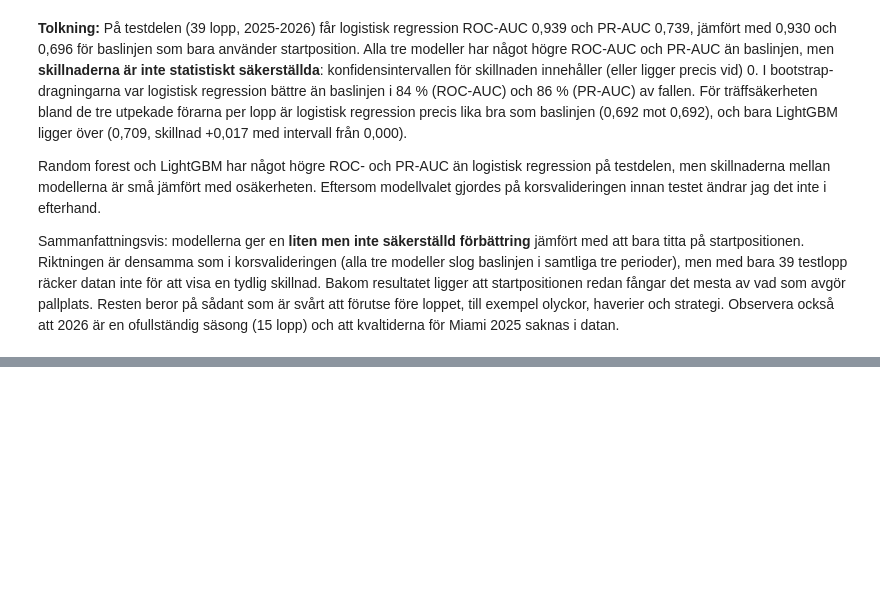
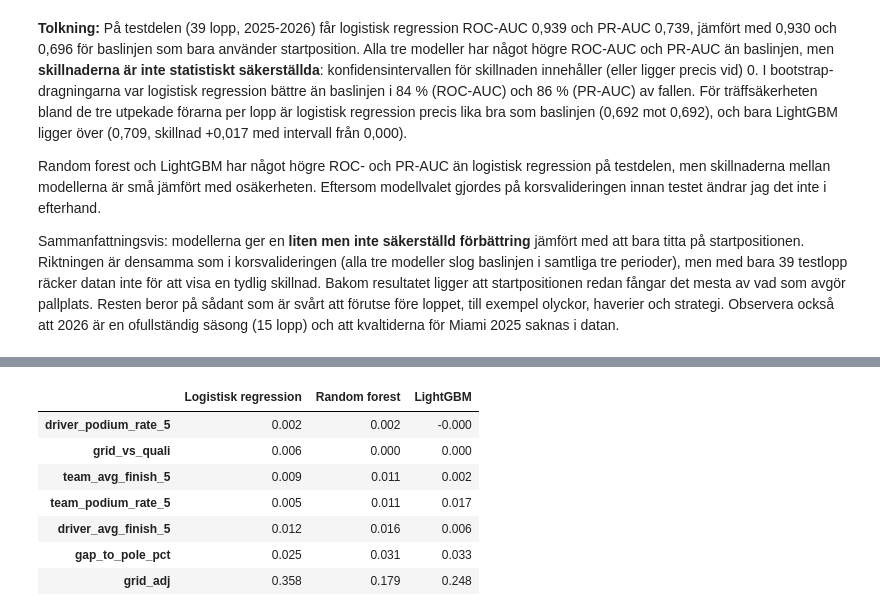
Before and after one commit to felixalfred/f1-podium-prediction, a Jupyter notebook: notebooks/f1_podium_prediction.ipynb, the cells around one changed output, grey strips where cells are left out. Cells and saved outputs as stored; diff of their text form; code cells hidden in the pictures; blank space fills up the shorter version.

```diff
--- a/notebooks/f1_podium_prediction.ipynb
+++ b/notebooks/f1_podium_prediction.ipynb
@@ -1439,0 +1526,22 @@ Sammanfattningsvis: modellerna ger en **liten men inte säkerställd förbättri
+# %%
+perm = {}
+for name, model in tuned_models.items():
+    r = permutation_importance(
+        model, X_valid, y_valid,
+        scoring="average_precision",   # PR-AUC
+        n_repeats=30, random_state=42, n_jobs=-1,
+    )
+    perm[name] = pd.Series(r.importances_mean, index=features)
+
+perm_df = pd.DataFrame(perm)
+perm_df = perm_df.loc[perm_df.mean(axis=1).sort_values().index]   # sortera, viktigast sist
+perm_df.round(3)
+# %% [output]
+|  | Logistisk regression | Random forest | LightGBM |
+| driver_podium_rate_5 | 0.002 | 0.002 | -0.000 |
+| grid_vs_quali | 0.006 | 0.000 | 0.000 |
+| team_avg_finish_5 | 0.009 | 0.011 | 0.002 |
+| team_podium_rate_5 | 0.005 | 0.011 | 0.017 |
+| driver_avg_finish_5 | 0.012 | 0.016 | 0.006 |
+| gap_to_pole_pct | 0.025 | 0.031 | 0.033 |
+| grid_adj | 0.358 | 0.179 | 0.248 |
```
Also changed, not shown: parts of 17 cells of this notebook.
